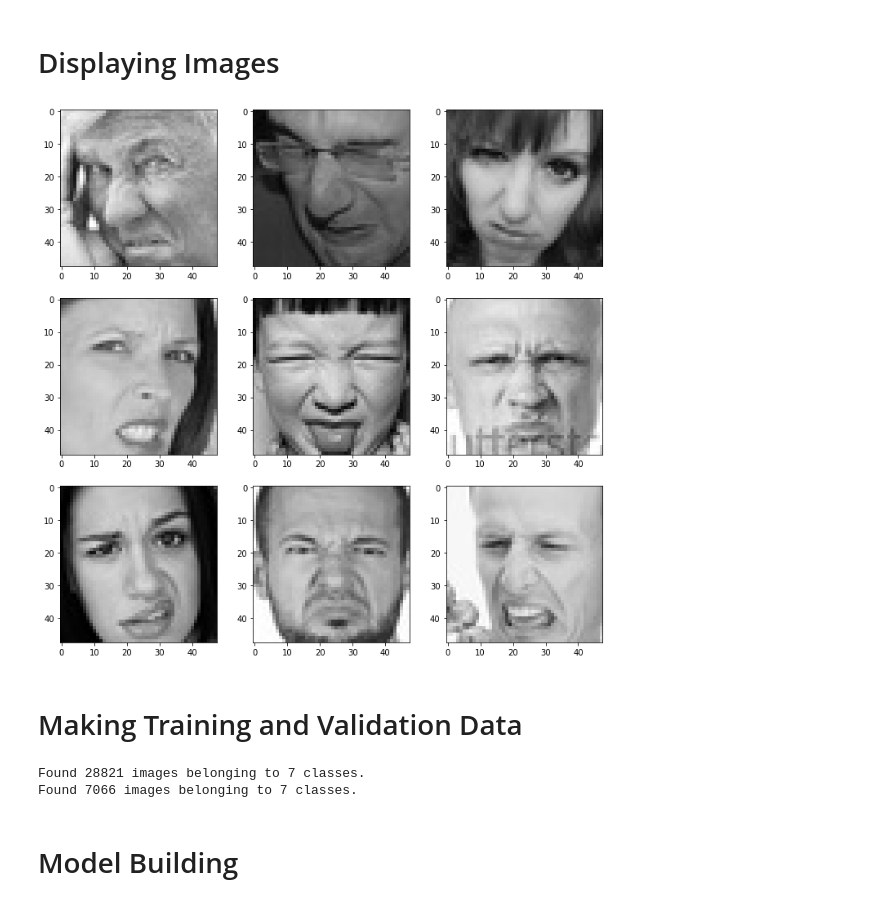
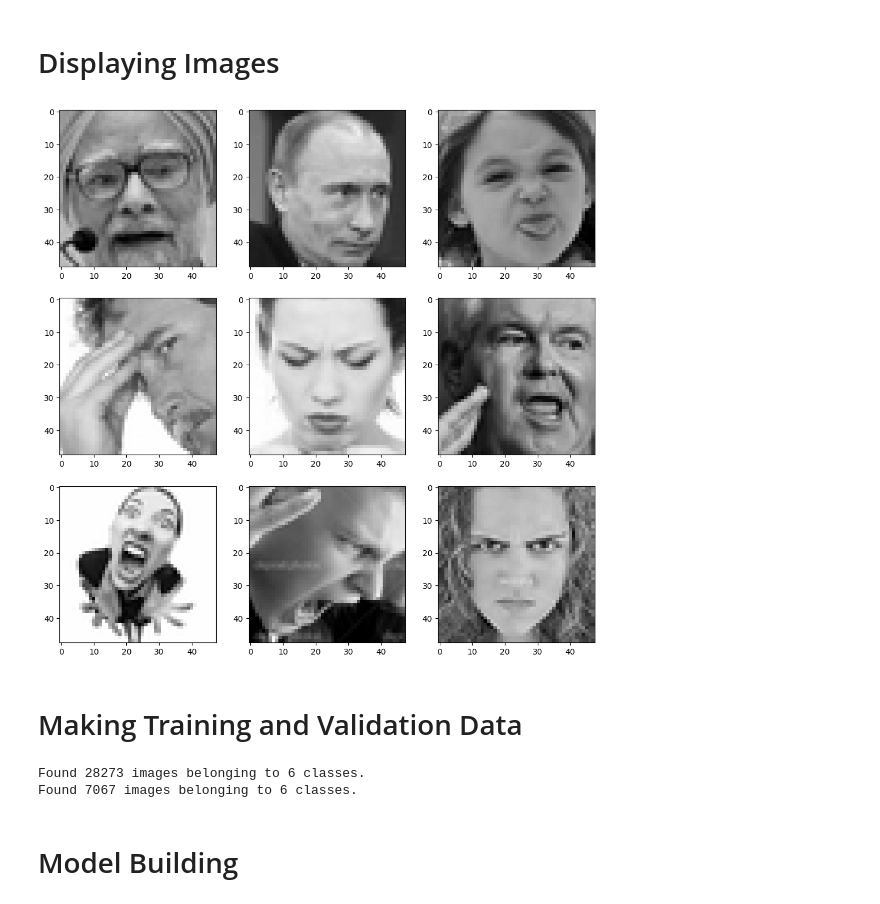
Before and after one commit to Iamgovinda/Emotion-Detection, a Jupyter notebook: backend/emotion_detector/detector/emotion-classification-cnn-using-keras.ipynb, the cells around one changed output. Saved outputs shown, nothing was run; the diff lists cells and outputs as text; code cells hidden in the pictures.

```diff
--- a/backend/emotion_detector/detector/emotion-classification-cnn-using-keras.ipynb
+++ b/backend/emotion_detector/detector/emotion-classification-cnn-using-keras.ipynb
@@ -18,19 +18,19 @@ from keras.optimizers import Adam,SGD,RMSprop
 # Displaying Images
 # %%
 picture_size = 48
-folder_path = "../input/face-expression-recognition-dataset/images/"
+folder_path = "./dataset/"
 # %%
-expression = 'disgust'
+expression = 'angry'
 
 plt.figure(figsize= (12,12))
 for i in range(1, 10, 1):
     plt.subplot(3,3,i)
     img = load_img(folder_path+"train/"+expression+"/"+
                   os.listdir(folder_path + "train/" + expression)[i], target_size=(picture_size, picture_size))
     plt.imshow(img)
 plt.show()
 # %% [output]
-[figure, old version]
+[figure, new version]
 # %% [markdown]
 # Making Training and Validation Data
 # %%
@@ -47,15 +47,15 @@ train_set = datagen_train.flow_from_directory(folder_path+"train",
                                               shuffle=True)
 
 
-test_set = datagen_val.flow_from_directory(folder_path+"validation",
+test_set = datagen_val.flow_from_directory(folder_path+"test",
                                               target_size = (picture_size,picture_size),
                                               color_mode = "grayscale",
                                               batch_size=batch_size,
                                               class_mode='categorical',
                                               shuffle=False)
 # %% [output]
-Found 28821 images belonging to 7 classes.
-Found 7066 images belonging to 7 classes.
+Found 28273 images belonging to 6 classes.
+Found 7067 images belonging to 6 classes.
 # %% [markdown]
 # Model Building
 # %%
```
Also changed, not shown: parts of 4 cells of this notebook, 7 other files.
